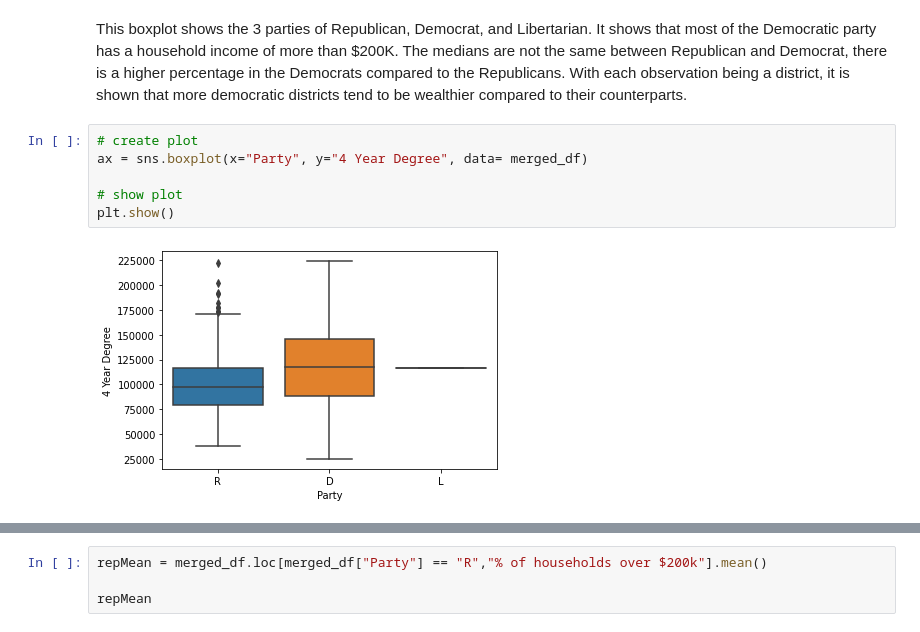
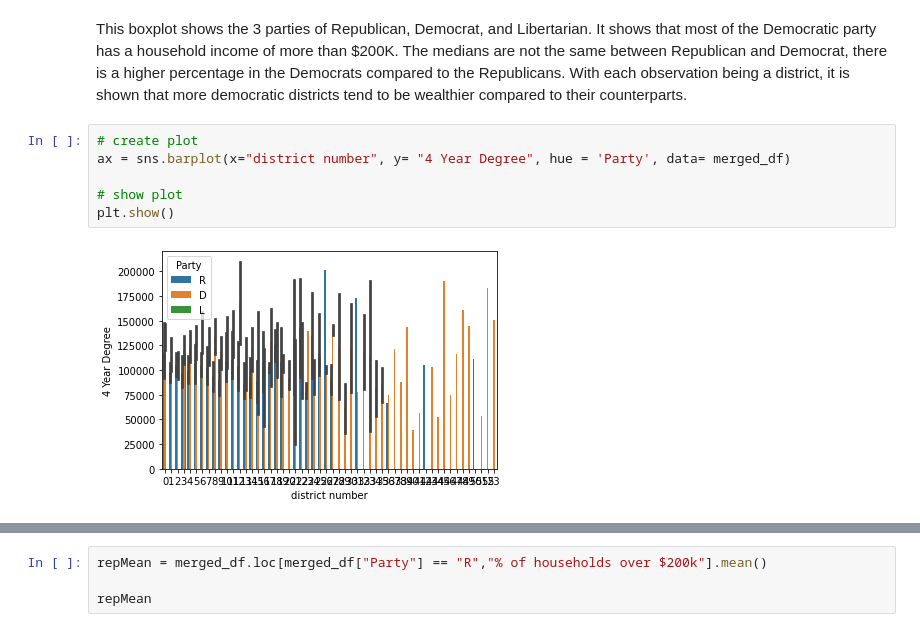
Before and after one commit to kyleplhm/cloud_computing, a Jupyter notebook: cloud_week_2.ipynb, the cells around one changed output, grey strips where cells are left out. Cells and saved outputs as stored; diff of their text form.

```diff
--- a/cloud_week_2.ipynb
+++ b/cloud_week_2.ipynb
@@ -103,9 +102,9 @@ Name: Party, dtype: int64
 This boxplot shows the 3 parties of Republican, Democrat, and Libertarian.  It shows that most of the Democratic party has a household income of more than $200K.  The medians are not the same between Republican and Democrat, there is a higher percentage in the Democrats compared to the Republicans.  With each observation being a district, it is shown that more democratic districts tend to be wealthier compared to their counterparts.
 # %%
 # create plot
-ax = sns.boxplot(x="Party", y="4 Year Degree", data= merged_df)
+ax = sns.barplot(x="district number", y= "4 Year Degree", hue = 'Party', data= merged_df)
 
 # show plot
 plt.show()
 # %% [output]
-[figure, old version]
+[figure, new version]
```
Also changed, not shown: parts of 4 cells of this notebook.
